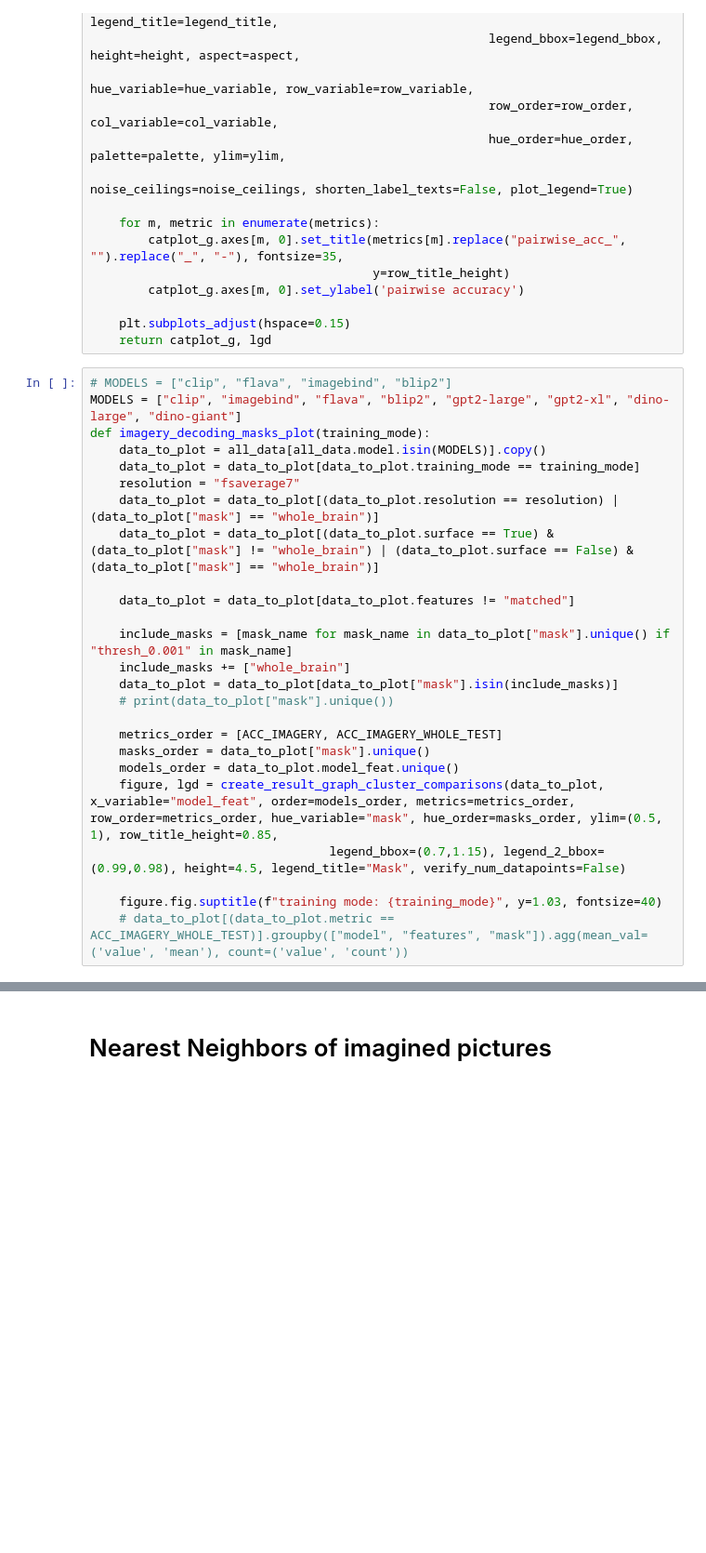
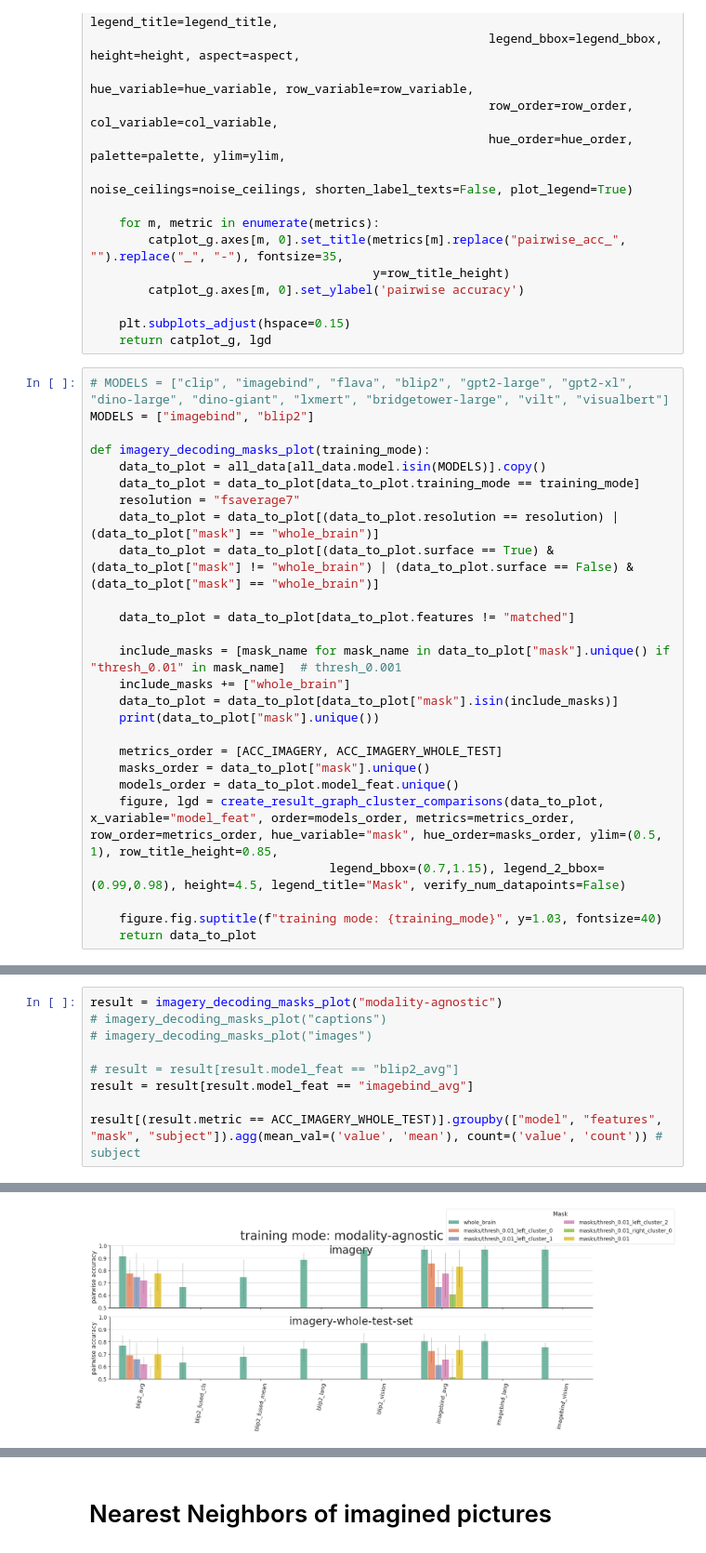
Before and after one commit to mitjanikolaus/multimodal_decoding, a Jupyter notebook: notebooks/imagery_decoding.ipynb, the cells around one changed output, grey strips where cells are left out. Shown at 93% size. Saved outputs shown, nothing was run; the diff lists cells and outputs as text; blank space fills up the shorter version.

```diff
--- a/notebooks/imagery_decoding.ipynb
+++ b/notebooks/imagery_decoding.ipynb
@@ -121,8 +125,9 @@ def create_result_graph_cluster_comparisons(data, x_variable="model_feat", order
     plt.subplots_adjust(hspace=0.15)
     return catplot_g, lgd
 # %%
-# MODELS = ["clip", "flava", "imagebind", "blip2"]
-MODELS = ["clip", "imagebind", "flava", "blip2", "gpt2-large", "gpt2-xl", "dino-large", "dino-giant"]
+# MODELS = ["clip", "imagebind", "flava", "blip2", "gpt2-large", "gpt2-xl", "dino-large", "dino-giant", "lxmert", "bridgetower-large", "vilt", "visualbert"]
+MODELS = ["imagebind", "blip2"]
+
 def imagery_decoding_masks_plot(training_mode):
     data_to_plot = all_data[all_data.model.isin(MODELS)].copy()
     data_to_plot = data_to_plot[data_to_plot.training_mode == training_mode]
@@ -132,10 +137,10 @@ def imagery_decoding_masks_plot(training_mode):
 
     data_to_plot = data_to_plot[data_to_plot.features != "matched"]
 
-    include_masks = [mask_name for mask_name in data_to_plot["mask"].unique() if "thresh_0.001" in mask_name]
+    include_masks = [mask_name for mask_name in data_to_plot["mask"].unique() if "thresh_0.01" in mask_name]  # thresh_0.001
     include_masks += ["whole_brain"]
     data_to_plot = data_to_plot[data_to_plot["mask"].isin(include_masks)]
-    # print(data_to_plot["mask"].unique())
+    print(data_to_plot["mask"].unique())
 
     metrics_order = [ACC_IMAGERY, ACC_IMAGERY_WHOLE_TEST]
     masks_order = data_to_plot["mask"].unique()
@@ -144,4 +149,4 @@ def imagery_decoding_masks_plot(training_mode):
                                  legend_bbox=(0.7,1.15), legend_2_bbox=(0.99,0.98), height=4.5, legend_title="Mask", verify_num_datapoints=False)
 
     figure.fig.suptitle(f"training mode: {training_mode}", y=1.03, fontsize=40)
-    # data_to_plot[(data_to_plot.metric == ACC_IMAGERY_WHOLE_TEST)].groupby(["model", "features", "mask"]).agg(mean_val=('value', 'mean'), count=('value', 'count'))
+    return data_to_plot
@@ -171,0 +153,10 @@ Warning: unexpected number of datapoints: 6 (expected: 36) (model_feat: gpt2-xl_
+# %%
+result = imagery_decoding_masks_plot("modality-agnostic")
+# imagery_decoding_masks_plot("captions")
+# imagery_decoding_masks_plot("images")
+
+# result = result[result.model_feat == "blip2_avg"]
+result = result[result.model_feat == "imagebind_avg"]
+
+result[(result.metric == ACC_IMAGERY_WHOLE_TEST)].groupby(["model", "features", "mask", "subject"]).agg(mean_val=('value', 'mean'), count=('value', 'count')) # subject
+# %% [output]
@@ -171,0 +190 @@ Warning: unexpected number of datapoints: 6 (expected: 36) (model_feat: gpt2-xl_
+[figure, added]
```
Also changed, not shown: parts of 7 cells of this notebook, 3 other files.
